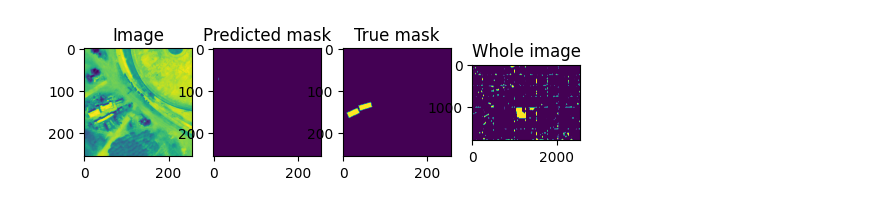
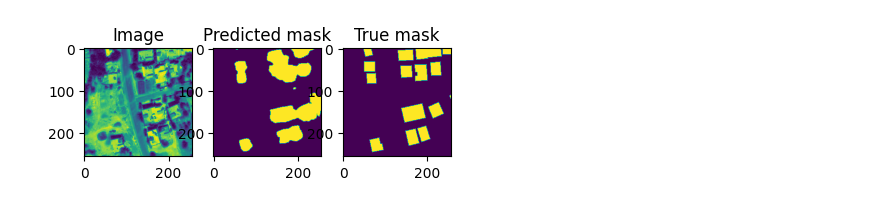
Before and after one commit to enguy-hub/VGI_BuildingSegmentation, a Jupyter notebook: train.ipynb, the cells around one changed output. Saved outputs shown, nothing was run; the diff lists cells and outputs as text; code cells hidden in the pictures.

```diff
--- a/train.ipynb
+++ b/train.ipynb
@@ -248,0 +299,3 @@ Syncing run breezy-flower-39 to Weights & Biases (docs)
+# %%
+PATH="/workspace/sirui/other/unet/model.pth"
+torch.save(model, PATH)
@@ -248,0 +312,3 @@ Syncing run breezy-flower-39 to Weights & Biases (docs)
+# %%
+model = torch.load(PATH)
+model.eval()
@@ -249,20 +333,20 @@ Syncing run breezy-flower-39 to Weights & Biases (docs)
 # %%
-from utils.dice_score import multiclass_dice_coeff, dice_coeff
+from dice_score import multiclass_dice_coeff, dice_coeff
 def evaluate(net, device, amp):
     net.eval()
     num_val_batches = num_val
     dice_score = 0
 
     # iterate over the validation set
-    with torch.autocast(device.type if device.type != 'mps' else 'cpu', enabled=amp):
+    with torch.autocast(device.type if device.type != 'cuda' else 'cpu', enabled=amp):
         with tqdm(total=num_val_batches, desc='Validation round', unit='img', leave=False):
             image, mask_true = val_data, val_mask
-            all_images, all_masks = all_data, all_mask
+            all_images = test_image
             # move images and labels to correct device and type
-            image = image.to(device=device, dtype=torch.float32, memory_format=torch.channels_last)
-            mask_true = mask_true.to(device=device, dtype=torch.long)
-            all_images = all_images.to(device=device, dtype=torch.float32, memory_format=torch.channels_last)
-            all_masks = all_masks.to(device=device, dtype=torch.long)
+            #image = image.to(device=device, dtype=torch.float32, memory_format=torch.channels_last)
+            #mask_true = mask_true.to(device=device, dtype=torch.long)
+            #all_images = all_images.to(device=device, dtype=torch.float32, memory_format=torch.channels_last)
+            #all_masks = all_masks.to(device=device, dtype=torch.long)
 
             # predict the mask
             mask_pred = net(image)
@@ -277,16 +361,16 @@ def evaluate(net, device, amp):
             else:
                 assert mask_true.min() >= 0 and mask_true.max() < net.n_classes, 'True mask indices should be in [0, n_classes['
                 # convert to one-hot format
-                mask_true = F.one_hot(mask_true, net.n_classes).permute(0, 3, 1, 2).float()
-                mask_pred = F.one_hot(mask_pred.argmax(dim=1), net.n_classes).permute(0, 3, 1, 2).float()
+                #mask_true = F.one_hot(mask_true, net.n_classes).permute(0, 3, 1, 2).float()
+                #mask_pred = F.one_hot(mask_pred.argmax(dim=1), net.n_classes).permute(0, 3, 1, 2).float()
                 # compute the Dice score, ignoring background
-                dice_score += multiclass_dice_coeff(mask_pred[:, 1:], mask_true[:, 1:], reduce_batch_first=False)
-                val_accuracy = (mask_pred == mask_true).float().mean()
+                dice_score += multiclass_dice_coeff(mask_pred.argmax(dim=1)[:, 1:], mask_true[:, 1:], reduce_batch_first=False)
+                val_accuracy = (pred == mask_true).float().mean()
     print(mask_pred.shape)
     net.train()
-    return dice_score / max(num_val_batches, 1) , val_accuracy , mask_pred, mask_true, pred, all_pred, all_masks
+    return  dice_score,val_accuracy , mask_pred, mask_true, pred, all_pred
 # %%
-dice_score, val_accuracy, mask_pred, mask_true,  pred, all_pred, all_masks = evaluate(model, device, amp)
+ dice_score,val_accuracy, mask_pred, mask_true,  pred, all_pred = evaluate(model, device, amp)
 print(f'Dice score: {dice_score.item():.3f}, Accuracy: {val_accuracy.item():.3f}')
 # %% [output]
 torch.Size([7, 2, 256, 256])
@@ -308,20 +399,20 @@ for i in range(0,7):
 # %%
 import matplotlib.pyplot as plt
 plt.subplot(1, 4, 1)
-image=val_data[3,:,:,:].cpu().numpy().transpose(1, 2, 0)
+image=val_data[3,:,:,:].cpu().detach().numpy().transpose(1, 2, 0)
 plt.imshow(image[:,:,0])
 plt.title('Image')
 plt.subplot(1, 4, 2)
-result=mask_pred[3,1,:,:].cpu().numpy()
+result=pred[3,:,:].cpu().detach().numpy()
 plt.imshow(result)
 plt.title('Predicted mask')
 plt.subplot(1, 4, 3)
-plt.imshow(mask_true[3,1,:,:].cpu().numpy())
+plt.imshow(mask_true[3,:,:].cpu().numpy())
 plt.title('True mask')
-plt.subplot(1, 4, 4)
-plt.imshow(whole_image)
-plt.title('Whole image')
+#plt.subplot(1, 4, 4)
+#plt.imshow(whole_image)
+#plt.title('Whole image')
 
 plt.show()
 # %% [output]
-[figure, old version]
+[figure, new version]
```
Also changed, not shown: parts of 20 cells of this notebook.
